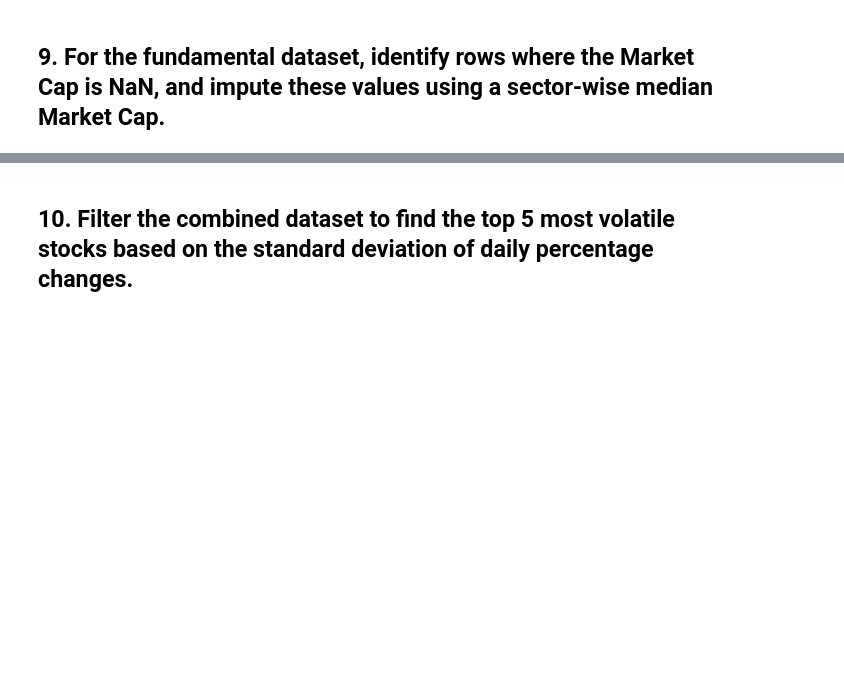
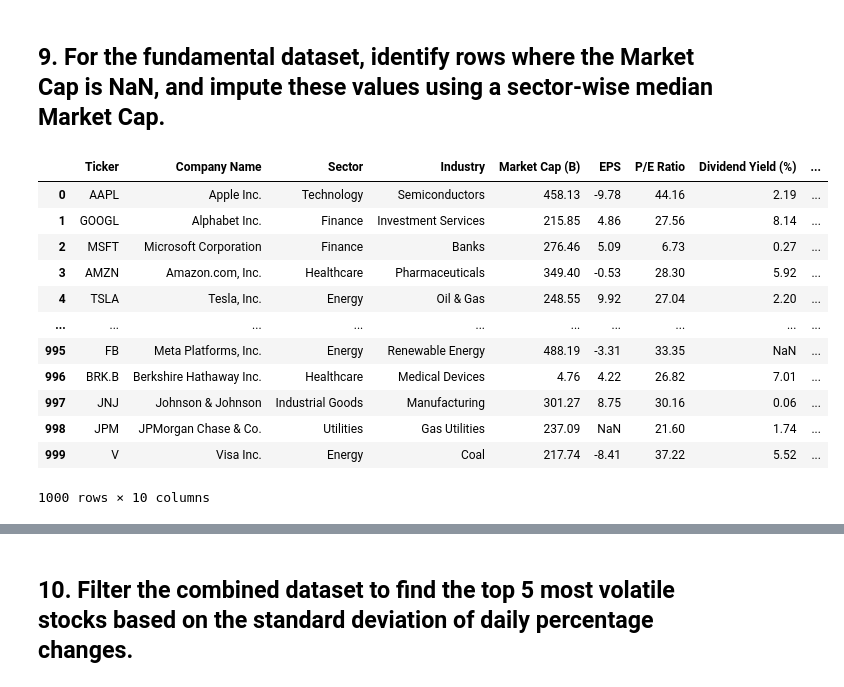
Before and after one commit to Arpit-Baranwal/Machine-Learning-, a Jupyter notebook: Stock_Analysis.ipynb, the cells around one changed output, grey strips where cells are left out. Drawn from its saved outputs; the diff is of its cells as text; code cells hidden in the pictures; blank space fills up the shorter version.

```diff
--- a/Stock_Analysis.ipynb
+++ b/Stock_Analysis.ipynb
@@ -315,2 +427,18 @@ XRP/USD
 # %% [markdown]
 ## 9. For the fundamental dataset, identify rows where the Market Cap is NaN, and impute these values using a sector-wise median Market Cap.
+# %%
+funda_df
+# %% [output]
+|  | Ticker | Company Name | Sector | Industry | Market Cap (B) | EPS | P/E Ratio | Dividend Yield (%) | ... |
+| 0 | AAPL | Apple Inc. | Technology | Semiconductors | 458.13 | -9.78 | 44.16 | 2.19 | ... |
+| 1 | GOOGL | Alphabet Inc. | Finance | Investment Services | 215.85 | 4.86 | 27.56 | 8.14 | ... |
+| 2 | MSFT | Microsoft Corporation | Finance | Banks | 276.46 | 5.09 | 6.73 | 0.27 | ... |
+| 3 | AMZN | Amazon.com, Inc. | Healthcare | Pharmaceuticals | 349.40 | -0.53 | 28.30 | 5.92 | ... |
+| 4 | TSLA | Tesla, Inc. | Energy | Oil & Gas | 248.55 | 9.92 | 27.04 | 2.20 | ... |
+| ... | ... | ... | ... | ... | ... | ... | ... | ... | ... |
+| 995 | FB | Meta Platforms, Inc. | Energy | Renewable Energy | 488.19 | -3.31 | 33.35 | NaN | ... |
+| 996 | BRK.B | Berkshire Hathaway Inc. | Healthcare | Medical Devices | 4.76 | 4.22 | 26.82 | 7.01 | ... |
+| 997 | JNJ | Johnson & Johnson | Industrial Goods | Manufacturing | 301.27 | 8.75 | 30.16 | 0.06 | ... |
+| 998 | JPM | JPMorgan Chase & Co. | Utilities | Gas Utilities | 237.09 | NaN | 21.60 | 1.74 | ... |
+| 999 | V | Visa Inc. | Energy | Coal | 217.74 | -8.41 | 37.22 | 5.52 | ... |
+1000 rows × 10 columns
```
Also changed, not shown: parts of 8 cells of this notebook.
